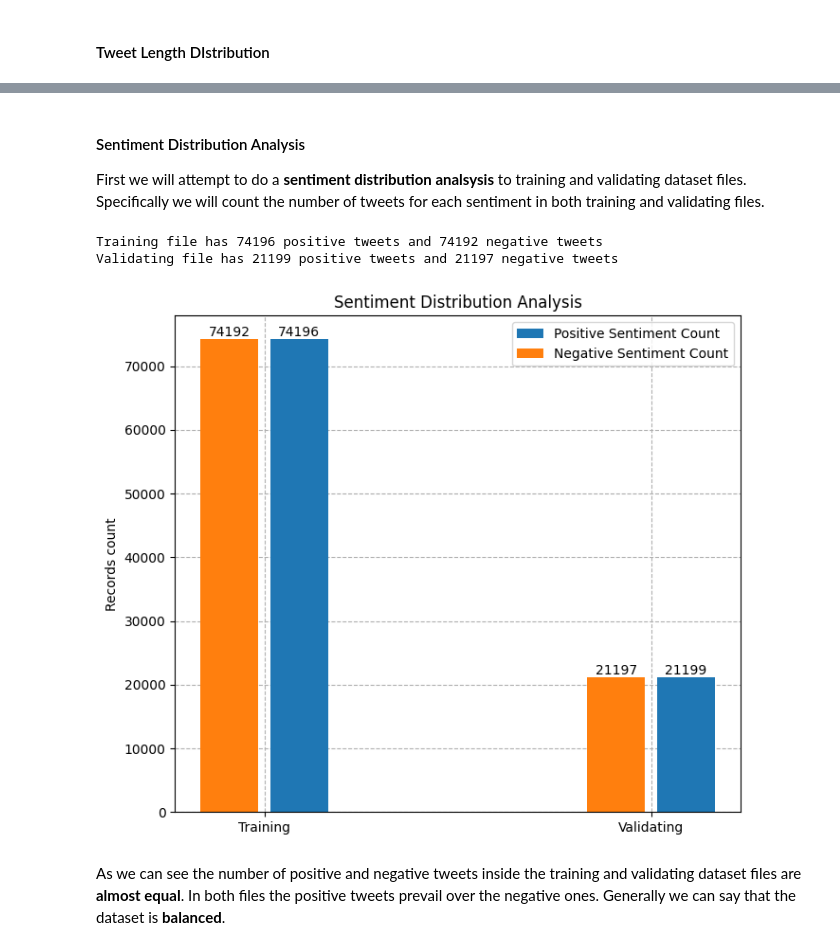
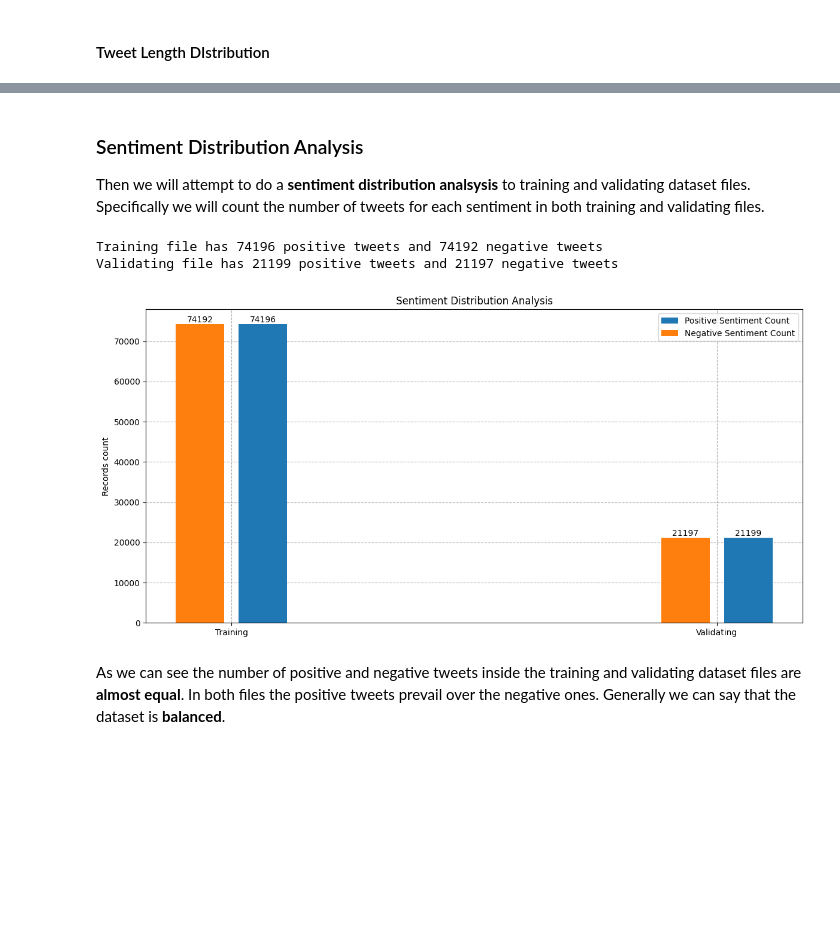
Before and after one commit to AntonisZks/Deep-Learning-for-Natural-Language-Processing, a Jupyter notebook: Notebooks/natural-language-processing.ipynb, the cells around one changed output, grey strips where cells are left out. Drawn from its saved outputs; the diff is of its cells as text; code cells hidden in the pictures; blank space fills up the shorter version.

```diff
--- a/Notebooks/natural-language-processing.ipynb
+++ b/Notebooks/natural-language-processing.ipynb
@@ -104,11 +104,11 @@ from nltk.stem import PorterStemmer, WordNetLemmatizer
 from nltk.corpus import wordnet
 import contractions
 
-# nltk.download('wordnet')
-# nltk.download('omw-1.4')
+nltk.download('wordnet')
+nltk.download('omw-1.4')
 
-# stemmer = PorterStemmer()
-# lemmatizer = WordNetLemmatizer()
+stemmer = PorterStemmer()
+lemmatizer = WordNetLemmatizer()
 
 def clean_text(text: str) -> str:
     text = text.lower() # Convert to lowercase
@@ -124,9 +124,9 @@ def clean_text(text: str) -> str:
 
     text = re.sub(r"\d+", "", text)
 
-    # words = text.split()
-    # stemmed_words = [stemmer.stem(word) for word in words] # Apply stemming
-    # lemmatized_words = [lemmatizer.lemmatize(word) for word in stemmed_words] # Apply lemmatization
-    # text = " ".join(lemmatized_words)
+    words = text.split()
+    stemmed_words = [stemmer.stem(word) for word in words] # Apply stemming
+    lemmatized_words = [lemmatizer.lemmatize(word) for word in stemmed_words] # Apply lemmatization
+    text = " ".join(lemmatized_words)
 
     return text
@@ -211,7 +220,10 @@ warnings.filterwarnings("ignore", category=UserWarning, module="nltk")
 
 def remove_stopwords(text: str) -> str:
     # Remove the stopwords from the original text
-    stop_words = set(["i", "to", "the", "is", "a", "you", "my", "and", "it", "am", "for", "in", "of", "that", "on", "so", "me"])
+    stop_words = set(
+        ["i", "to", "the", "is", "a", "you", "my", "and",
+         "it", "am", "for", "in", "of", "that", "on", "so", "me"]
+    )
     word_tokens = word_tokenize(text)
     filtered_words = [word for word in word_tokens if word not in stop_words]
 
@@ -320,7 +333,7 @@ plt.show()
 # %% [markdown]
-#### Sentiment Distribution Analysis
+### Sentiment Distribution Analysis
 
-First we will attempt to do a **sentiment distribution analsysis** to training and validating dataset files. Specifically we will count the number of tweets for each sentiment in both training and validating files.
+Then we will attempt to do a **sentiment distribution analsysis** to training and validating dataset files. Specifically we will count the number of tweets for each sentiment in both training and validating files.
 # %%
 def get_sentiment_distribution(df: pd.DataFrame) -> tuple[int, int]:
     positive_count, negative_count = 0, 0
@@ -337,38 +350,49 @@ train_sent_dist = get_sentiment_distribution(train_df)
 val_sent_dist = get_sentiment_distribution(val_df)
 
 print(f"Training file has {train_sent_dist[0]} positive tweets and {train_sent_dist[1]} negative tweets")
 print(f"Validating file has {val_sent_dist[0]} positive tweets and {val_sent_dist[1]} negative tweets")
 
 files_labels = ["Training", "Validating"]
 
-bar_width = 0.15
+bar_width = 0.10
 gap = 0.015
 
 # Plot the results
-fig, ax = plt.subplots(1, 1, figsize=(7, 6))
+fig, ax = plt.subplots(1, 1, figsize=(12, 6))
 ax.set_axisbelow(True)
 ax.grid(zorder=1, linestyle='dashed')
-positive_bar = ax.bar(np.arange(len(files_labels)) + bar_width/2+gap, [train_sent_dist[0], val_sent_dist[0]], width=bar_width, label='Positive Sentiment Count')
-negative_bar = ax.bar(np.arange(len(files_labels)) - bar_width/2-gap, [train_sent_dist[1], val_sent_dist[1]], width=bar_width, label='Negative Sentiment Count')
+positive_bar = ax.bar(
+    np.arange(len(files_labels)) + bar_width/2+gap,
+    [train_sent_dist[0], val_sent_dist[0]],
+    width=bar_width,
+    label='Positive Sentiment Count'
+)
+
+negative_bar = ax.bar(
+    np.arange(len(files_labels)) - bar_width/2-gap,
+    [train_sent_dist[1], val_sent_dist[1]],
+    width=bar_width,
+    label='Negative Sentiment Count'
+)
 
 ax.bar_label(positive_bar, label_type='edge')
 ax.bar_label(negative_bar, label_type='edge')
 
 ax.set_title('Sentiment Distribution Analysis')
 ax.set_ylabel('Records count')
 
 ax.set_xticks(np.arange(len(files_labels)))
 ax.set_xticklabels(files_labels)
 
 plt.legend()
 plt.tight_layout()
 
 # plt.savefig('../plots/dataset_sentiment_distribution.png')
 plt.show()
 # %% [output]
 Training file has 74196 positive tweets and 74192 negative tweets
 Validating file has 21199 positive tweets and 21197 negative tweets
-[figure, old version]
+[figure, new version]
 # %% [markdown]
 As we can see the number of positive and negative tweets inside the training and validating dataset files are **almost equal**. In both files the positive tweets prevail over the negative ones. Generally we can say that the dataset is **balanced**.
 # %% [markdown]
```
Also changed, not shown: parts of 53 cells of this notebook, 2 other files.
